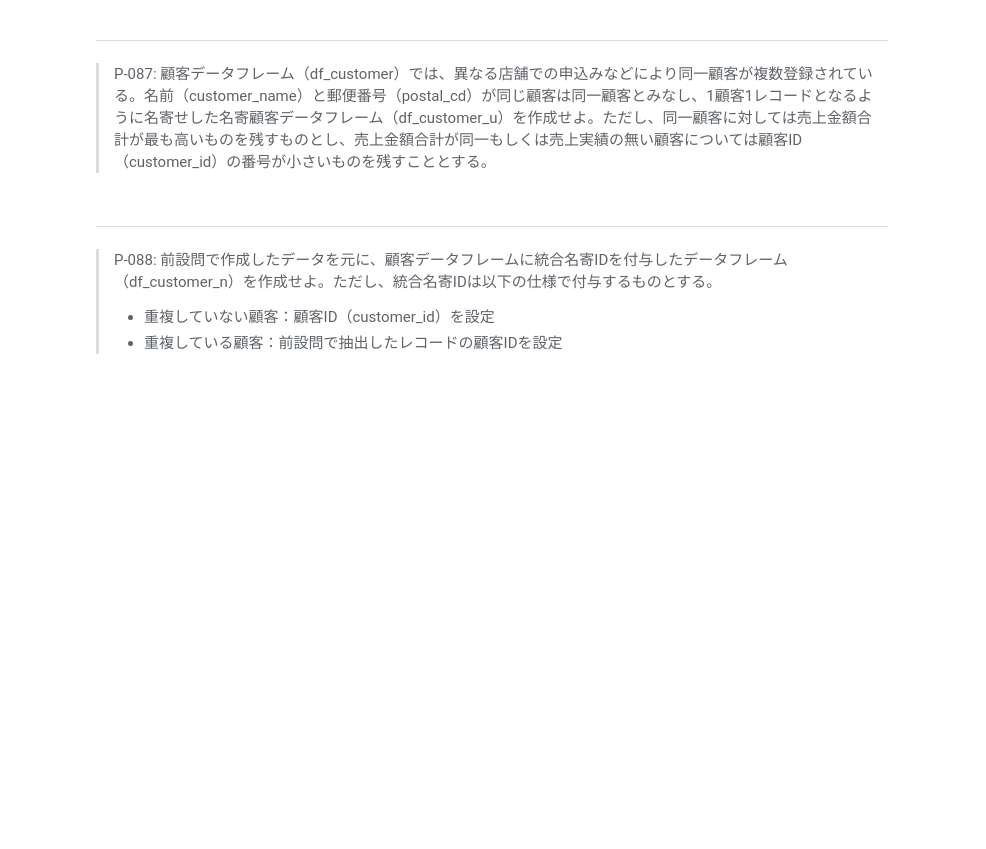
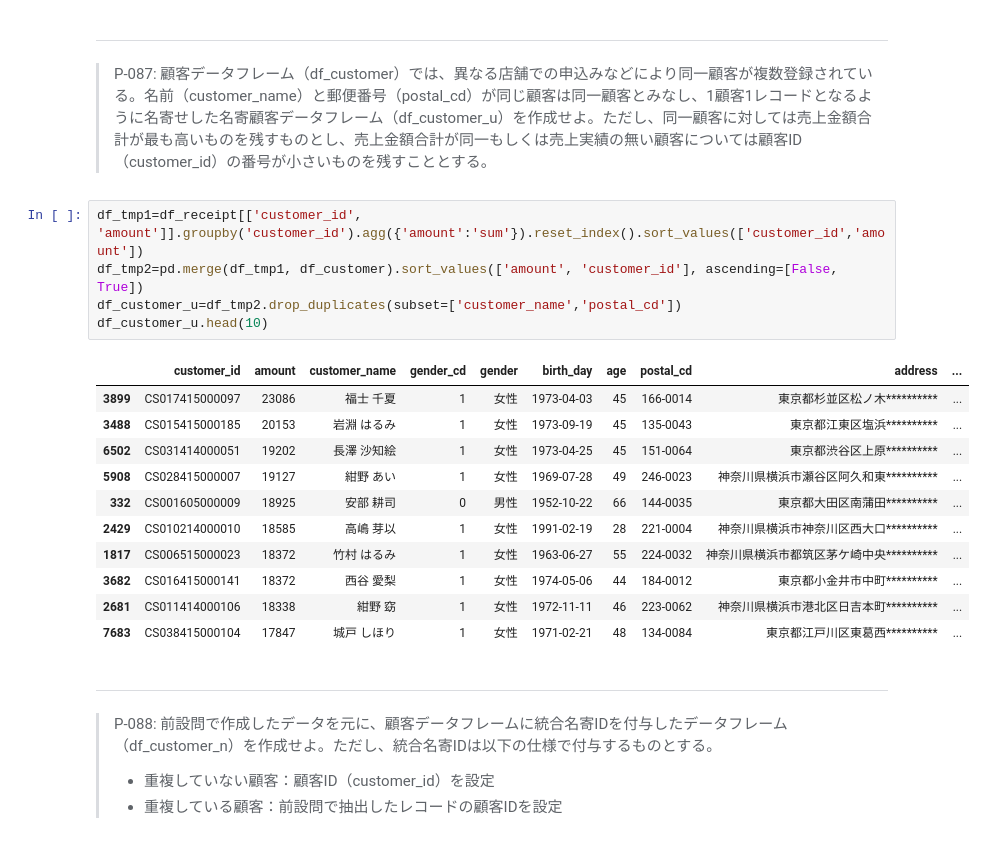
Before and after one commit to skyeanka/100knocks-preprocess, a Jupyter notebook: docker/work/preprocess_knock_Python.ipynb, the cells around one changed output. Cells and saved outputs as stored; diff of their text form; blank space fills up the shorter version.

```diff
--- a/docker/work/preprocess_knock_Python.ipynb
+++ b/docker/work/preprocess_knock_Python.ipynb
@@ -1511,6 +1512,23 @@ tmp_df=pd.merge(df_customer_1, df_store, left_on='application_store_cd', right_o
 # %% [markdown]
 ---
 > P-087:  顧客データフレーム（df_customer）では、異なる店舗での申込みなどにより同一顧客が複数登録されている。名前（customer_name）と郵便番号（postal_cd）が同じ顧客は同一顧客とみなし、1顧客1レコードとなるように名寄せした名寄顧客データフレーム（df_customer_u）を作成せよ。ただし、同一顧客に対しては売上金額合計が最も高いものを残すものとし、売上金額合計が同一もしくは売上実績の無い顧客については顧客ID（customer_id）の番号が小さいものを残すこととする。
+# %%
+df_tmp1=df_receipt[['customer_id', 'amount']].groupby('customer_id').agg({'amount':'sum'}).reset_index().sort_values(['customer_id','amount'])
+df_tmp2=pd.merge(df_tmp1, df_customer).sort_values(['amount', 'customer_id'], ascending=[False, True])
+df_customer_u=df_tmp2.drop_duplicates(subset=['customer_name','postal_cd'])
+df_customer_u.head(10)
+# %% [output]
+|  | customer_id | amount | customer_name | gender_cd | gender | birth_day | age | postal_cd | address | ... |
+| 3899 | CS017415000097 | 23086 | 福士 千夏 | 1 | 女性 | 1973-04-03 | 45 | 166-0014 | 東京都杉並区松ノ木********** | ... |
+| 3488 | CS015415000185 | 20153 | 岩淵 はるみ | 1 | 女性 | 1973-09-19 | 45 | 135-0043 | 東京都江東区塩浜********** | ... |
+| 6502 | CS031414000051 | 19202 | 長澤 沙知絵 | 1 | 女性 | 1973-04-25 | 45 | 151-0064 | 東京都渋谷区上原********** | ... |
+| 5908 | CS028415000007 | 19127 | 紺野 あい | 1 | 女性 | 1969-07-28 | 49 | 246-0023 | 神奈川県横浜市瀬谷区阿久和東********** | ... |
+| 332 | CS001605000009 | 18925 | 安部 耕司 | 0 | 男性 | 1952-10-22 | 66 | 144-0035 | 東京都大田区南蒲田********** | ... |
+| 2429 | CS010214000010 | 18585 | 高嶋 芽以 | 1 | 女性 | 1991-02-19 | 28 | 221-0004 | 神奈川県横浜市神奈川区西大口********** | ... |
+| 1817 | CS006515000023 | 18372 | 竹村 はるみ | 1 | 女性 | 1963-06-27 | 55 | 224-0032 | 神奈川県横浜市都筑区茅ケ崎中央********** | ... |
+| 3682 | CS016415000141 | 18372 | 西谷 愛梨 | 1 | 女性 | 1974-05-06 | 44 | 184-0012 | 東京都小金井市中町********** | ... |
+| 2681 | CS011414000106 | 18338 | 紺野 窈 | 1 | 女性 | 1972-11-11 | 46 | 223-0062 | 神奈川県横浜市港北区日吉本町********** | ... |
+| 7683 | CS038415000104 | 17847 | 城戸 しほり | 1 | 女性 | 1971-02-21 | 48 | 134-0084 | 東京都江戸川区東葛西********** | ... |
 # %% [markdown]
 ---
 > P-088: 前設問で作成したデータを元に、顧客データフレームに統合名寄IDを付与したデータフレーム（df_customer_n）を作成せよ。ただし、統合名寄IDは以下の仕様で付与するものとする。
```
Also changed, not shown: parts of 13 cells of this notebook, 2 other files.
